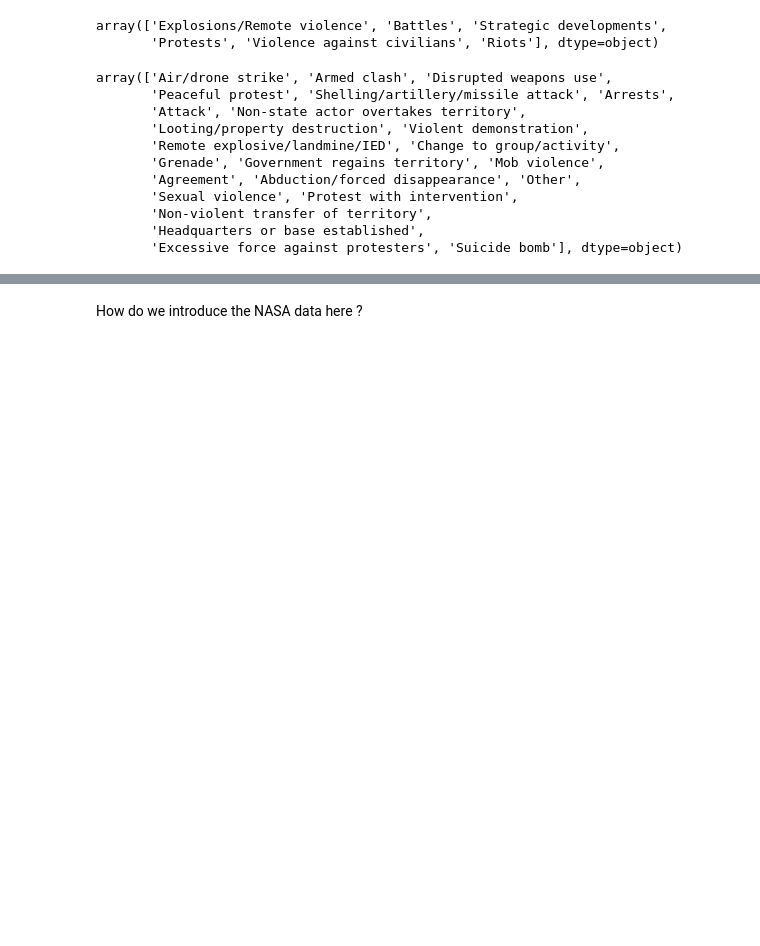
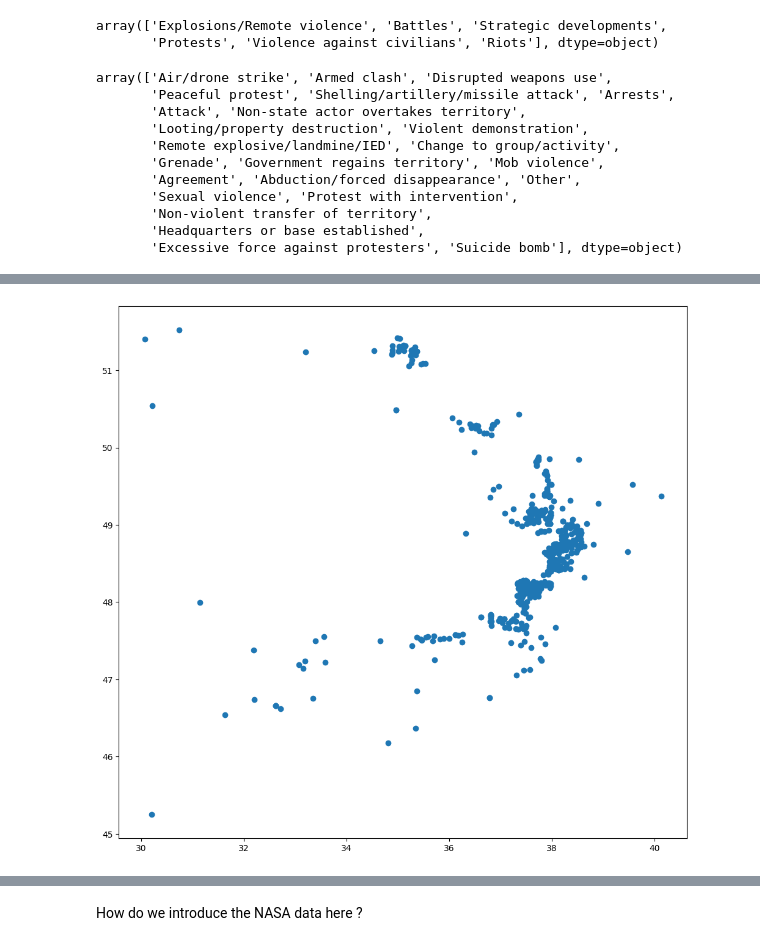
Before and after one commit to auto-d/ukraine_analysis, a Jupyter notebook: eda.ipynb, the cells around one changed output, grey strips where cells are left out. Drawn from its saved outputs; the diff is of its cells as text; code cells hidden in the pictures; blank space fills up the shorter version.

```diff
--- a/eda.ipynb
+++ b/eda.ipynb
@@ -354,0 +525,6 @@ array(['Air/drone strike', 'Armed clash', 'Disrupted weapons use',
+# %%
+russia_advances = battles_gdf[battles_gdf['sub_event_type'] == 'Non-state actor overtakes territory']
+# %%
+plot_points(russia_advances)
+# %% [output]
+[figure, added]
```
Also changed, not shown: parts of 70 cells of this notebook.
